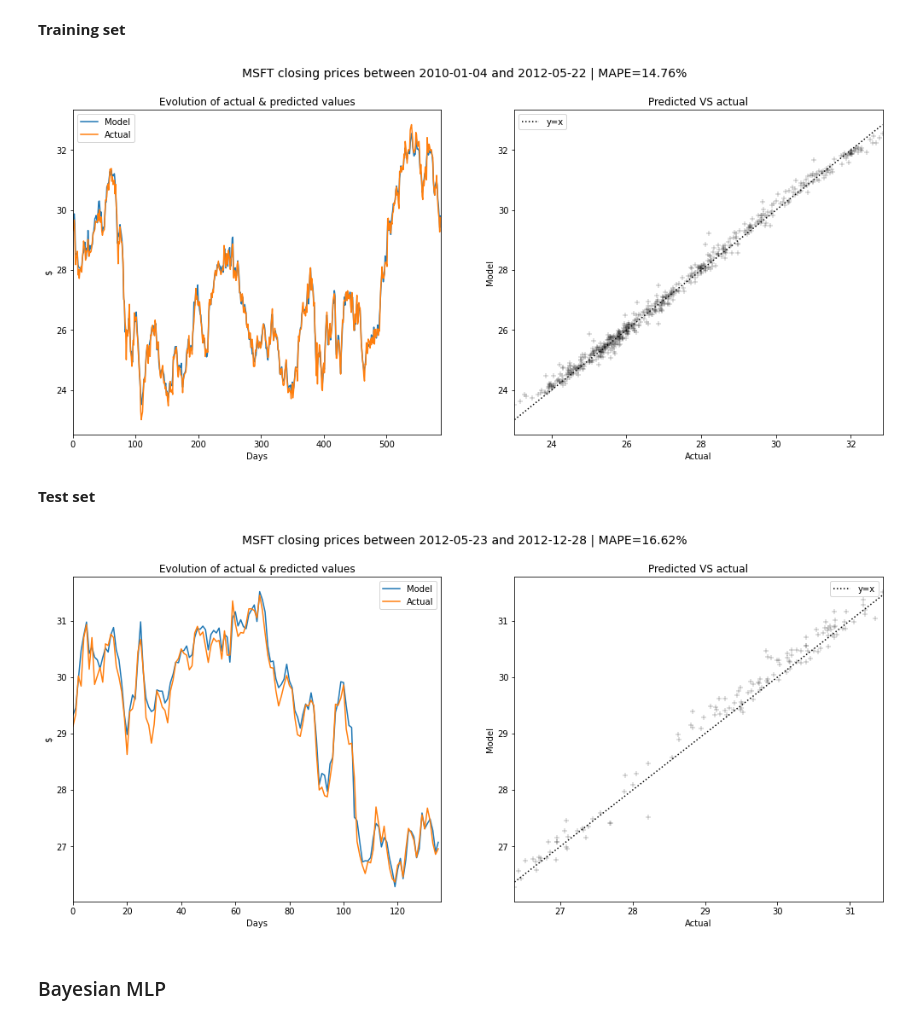
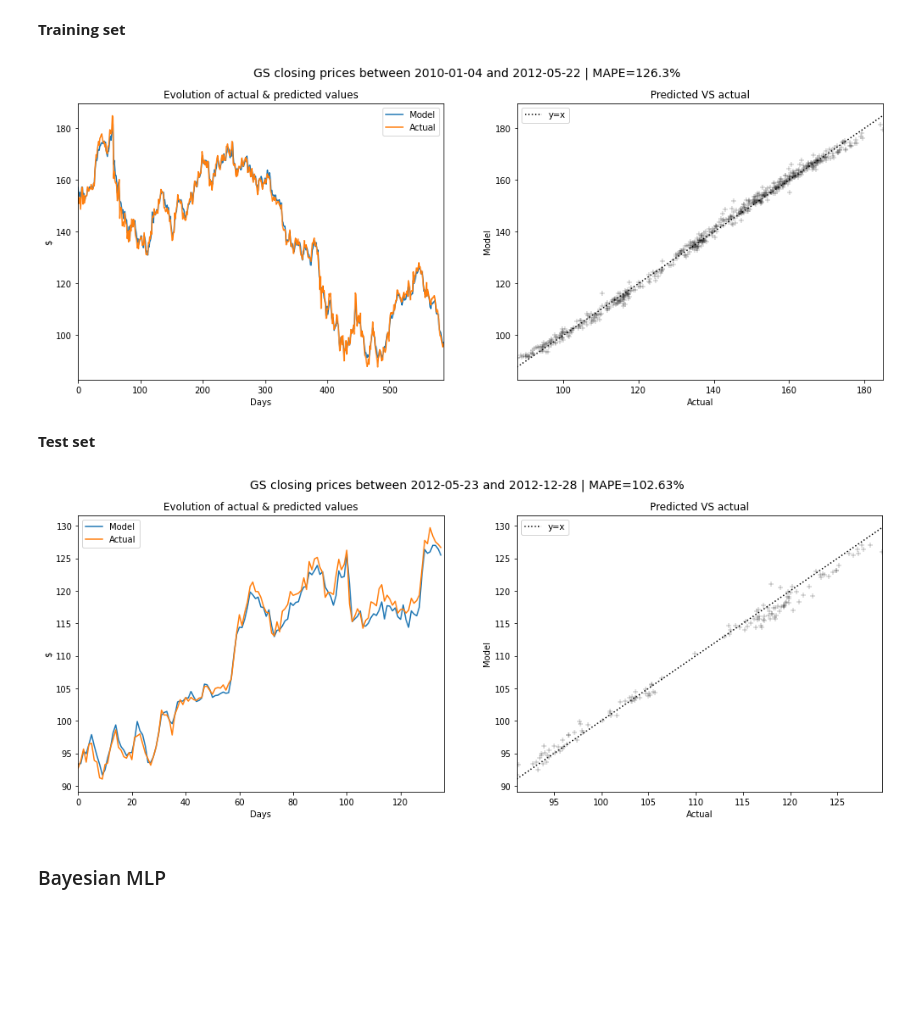
Before and after one commit to PeDiot/bayesian-neural-network-stock-prediction, a Jupyter notebook: notebook.ipynb, the cells around one changed output. Saved outputs shown, nothing was run; the diff lists cells and outputs as text; code cells hidden in the pictures; blank space fills up the shorter version.

Commit message:
test other assets

```diff
--- a/notebook.ipynb
+++ b/notebook.ipynb
@@ -325,7 +303,7 @@ bnn = torch.load(BACKUP_PATH+"models/"+model_file_name)
 loss = torch.load(BACKUP_PATH+"loss/"+loss_file_name)
 # %%
 # save results as pickle file
-results_file_name = "results_bnn.pkl"
+results_file_name = asset+"results_bnn.pkl"
 
 with open(file=BACKUP_PATH+"training/"+results_file_name, mode="wb") as f:
     dump(results, f)
@@ -377,8 +355,10 @@ for epoch in range(num_epochs):
 
     mape_prev = mape
 # %%
-model_file_name = "bnn_kl.pt"
-loss_file_name = "weighted_loss_kl.pt"
+asset = "gs"
+
+model_file_name = asset+"-bnn_kl.pt"
+loss_file_name = asset+"-weighted_loss_kl.pt"
 
 # torch.save(bnn_kl, BACKUP_PATH+"models/"+model_file_name)
 # torch.save(criterion, BACKUP_PATH+"loss/"+loss_file_name)
@@ -387,10 +367,10 @@ bnn_kl = torch.load(BACKUP_PATH+"models/"+model_file_name)
 criterion = torch.load(BACKUP_PATH+"loss/"+loss_file_name)
 # %%
 # save results as pickle file
-results_file_name = "results_bnn_kl.pkl"
+results_file_name = asset+"-results_bnn_kl.pkl"
 
-with open(file=BACKUP_PATH+"training/"+results_file_name, mode="wb") as f:
-    dump(results, f)
+# with open(file=BACKUP_PATH+"training/"+results_file_name, mode="wb") as f:
+#     dump(results, f)
 
 # load results from pickle file
 with open(file=BACKUP_PATH+"training/"+results_file_name, mode="rb") as f:
@@ -402,7 +382,10 @@ training_plot_summary(results);
 # %% [markdown]
 ## Backtest
 # %%
-files = ["fnn", "bnn", "bnn_kl"]
+asset = "gs"
+
+files = [f"{asset}-{m}" for m in ("fnn", "bnn", "bnn_kl")]
+
 models = {
     f: torch.load(BACKUP_PATH+"models/"+f+".pt")
     for f in files
@@ -412,17 +395,17 @@ models = {
 # %% [markdown]
 **Training set**
 # %%
-df_backtest, mape = create_backtest_dataset(models["fnn"], data, training=True)
+df_backtest, mape = create_backtest_dataset(data=data, model=models[asset+"-fnn"], training=True)
 backtest_plot(ticker, df_backtest, mape, data.train_period)
 # %% [output]
-[figure, old version]
+[figure, new version]
 # %% [markdown]
 **Test set**
 # %%
-df_backtest, mape = create_backtest_dataset(models["fnn"], data, training=False)
+df_backtest, mape = create_backtest_dataset(data=data, model=models[asset+"-fnn"], training=False)
 backtest_plot(ticker, df_backtest, mape, data.test_period)
 # %% [output]
-[figure, old version]
+[figure, new version]
 # %% [markdown]
 ### Bayesian MLP
 # %% [markdown]
```
Also changed, not shown: parts of 22 cells of this notebook.
